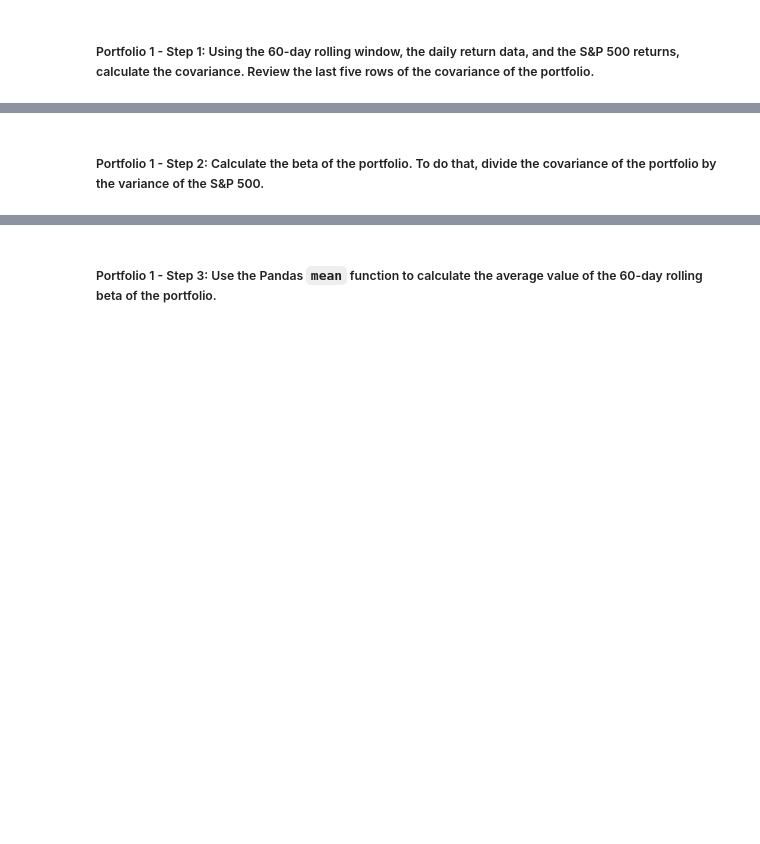
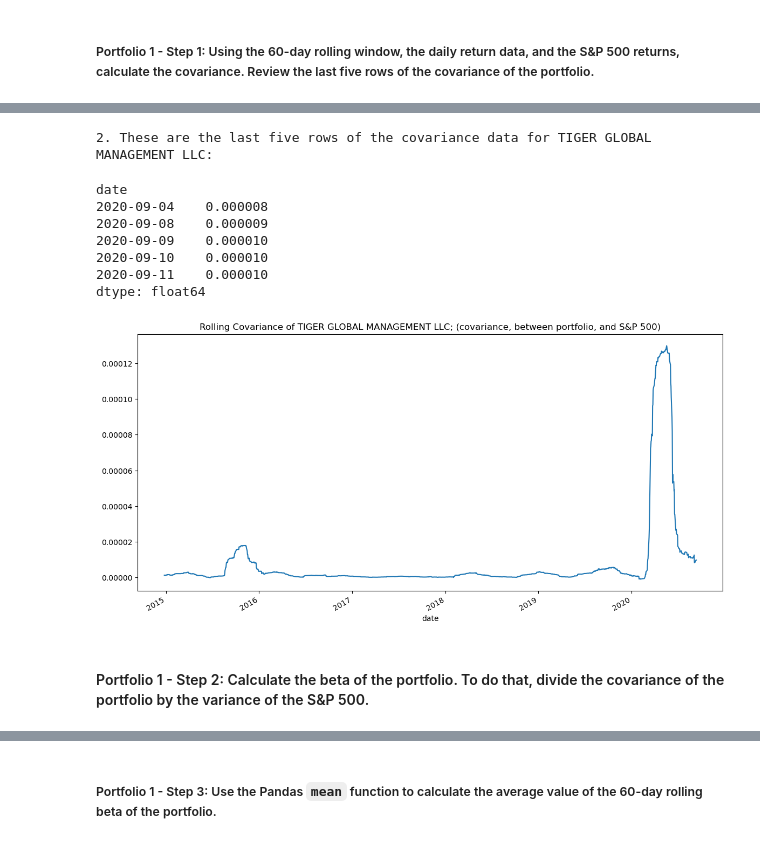
Before and after one commit to najibabounasr/Berkley-Bootcamp---Risk-Return-Analysis-Program, a Jupyter notebook: risk_return_analysis.ipynb, the cells around one changed output, grey strips where cells are left out. Drawn from its saved outputs; the diff is of its cells as text; code cells hidden in the pictures; blank space fills up the shorter version.

```diff
--- a/risk_return_analysis.ipynb
+++ b/risk_return_analysis.ipynb
@@ -412,2 +445,24 @@ Your analysis is nearing completion. Now, you need to evaluate how the portfolio
+# %%
+# TIGER GLOBAL MANAGEMENT LLC
+# Calculate the covariance using a 60-day rolling window
+# Review the last five rows of the covariance data
+tiger_rolling_60_covariance = portfolio_daily_returns['TIGER GLOBAL MANAGEMENT LLC'].rolling(60).cov(whale_navs_daily_returns['S&P 500'])
+tiger_rolling_60_covariance.plot(
+    figsize=(14,7),
+    title = 'Rolling Covariance of TIGER GLOBAL MANAGEMENT LLC; (covariance, between portfolio, and S&P 500)'
+)
+
+print("2. These are the last five rows of the covariance data for TIGER GLOBAL MANAGEMENT LLC:")
+display(tiger_rolling_60_covariance.tail())
+# %% [output]
+2. These are the last five rows of the covariance data for TIGER GLOBAL MANAGEMENT LLC:
+date
+2020-09-04    0.000008
+2020-09-08    0.000009
+2020-09-09    0.000010
+2020-09-10    0.000010
+2020-09-11    0.000010
+dtype: float64
+[figure, added]
 # %% [markdown]
-##### Portfolio 1 - Step 2: Calculate the beta of the portfolio. To do that, divide the covariance of the portfolio by the variance of the S&P 500.
+#### Portfolio 1 - Step 2: Calculate the beta of the portfolio. To do that, divide the covariance of the portfolio by the variance of the S&P 500.
```
Also changed, not shown: parts of 26 cells of this notebook.
